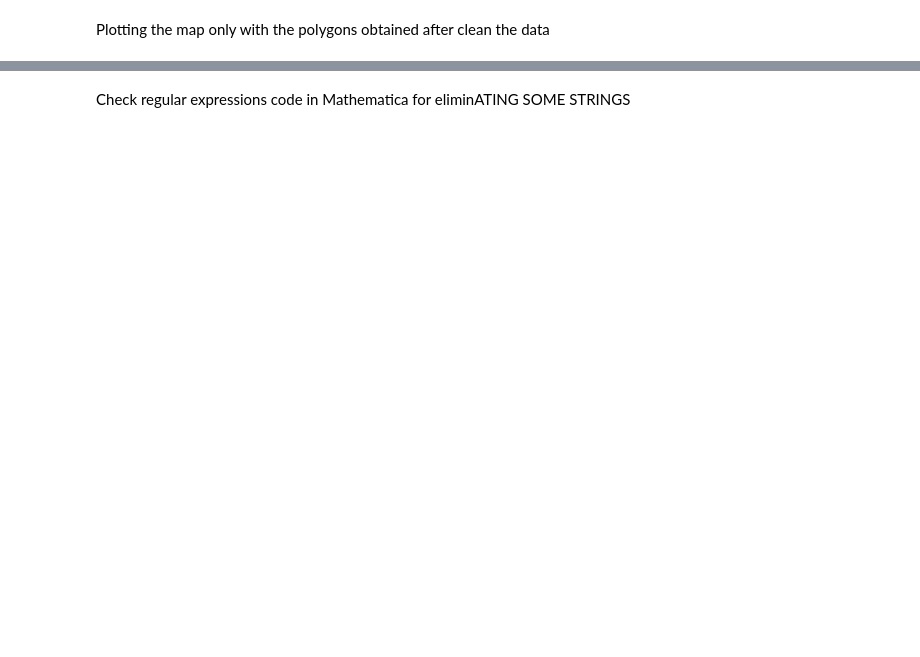
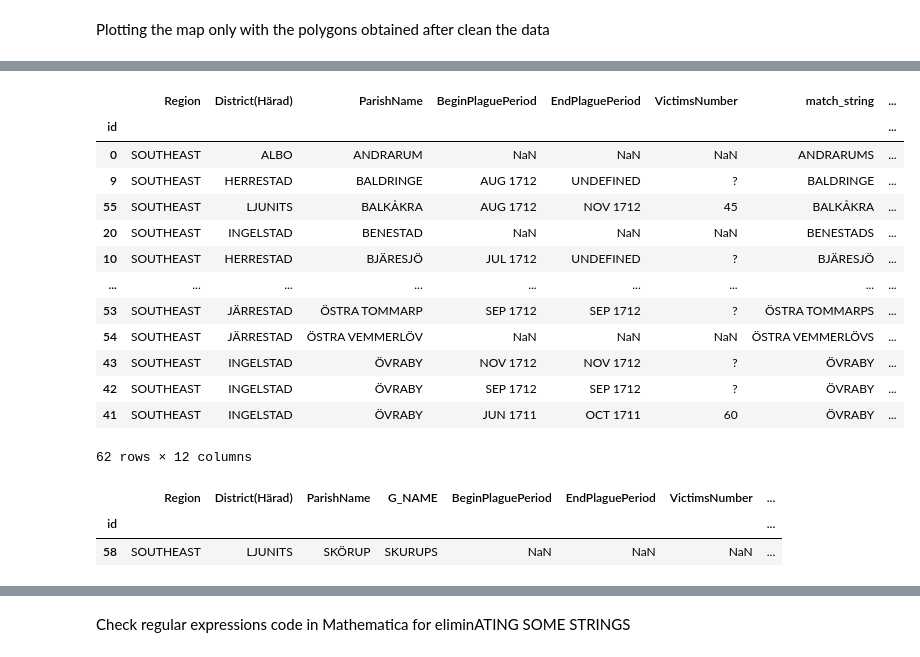
Before and after one commit to polislizarralde/PythonMathematicalModeling, a Jupyter notebook: docs/PlagueProject/databaseScania.ipynb, the cells around one changed output, grey strips where cells are left out. Saved outputs shown, nothing was run; the diff lists cells and outputs as text; code cells hidden in the pictures; blank space fills up the shorter version.

```diff
--- a/docs/PlagueProject/databaseScania.ipynb
+++ b/docs/PlagueProject/databaseScania.ipynb
@@ -278,11 +311,26 @@ df_output.set_index('df_left_id', inplace=True)       # For some reason the firs
+# %%
+df_output.sort_values('ParishName')
+# %% [output]
+|  | Region | District(Härad) | ParishName | BeginPlaguePeriod | EndPlaguePeriod | VictimsNumber | match_string | ... |
+| id |  |  |  |  |  |  |  | ... |
+| 0 | SOUTHEAST | ALBO | ANDRARUM | NaN | NaN | NaN | ANDRARUMS | ... |
+| 9 | SOUTHEAST | HERRESTAD | BALDRINGE | AUG 1712 | UNDEFINED | ? | BALDRINGE | ... |
+| 55 | SOUTHEAST | LJUNITS | BALKÅKRA | AUG 1712 | NOV 1712 | 45 | BALKÅKRA | ... |
+| 20 | SOUTHEAST | INGELSTAD | BENESTAD | NaN | NaN | NaN | BENESTADS | ... |
+| 10 | SOUTHEAST | HERRESTAD | BJÄRESJÖ | JUL 1712 | UNDEFINED | ? | BJÄRESJÖ | ... |
+| ... | ... | ... | ... | ... | ... | ... | ... | ... |
+| 53 | SOUTHEAST | JÄRRESTAD | ÖSTRA TOMMARP | SEP 1712 | SEP 1712 | ? | ÖSTRA TOMMARPS | ... |
+| 54 | SOUTHEAST | JÄRRESTAD | ÖSTRA VEMMERLÖV | NaN | NaN | NaN | ÖSTRA VEMMERLÖVS | ... |
+| 43 | SOUTHEAST | INGELSTAD | ÖVRABY | NOV 1712 | NOV 1712 | ? | ÖVRABY | ... |
+| 42 | SOUTHEAST | INGELSTAD | ÖVRABY | SEP 1712 | SEP 1712 | ? | ÖVRABY | ... |
+| 41 | SOUTHEAST | INGELSTAD | ÖVRABY | JUN 1711 | OCT 1711 | 60 | ÖVRABY | ... |
+62 rows × 12 columns
 # %%
 southeastParishMap = df_output[[
-    'Region', 'District(Härad)', 'ParishName', 'G_NAME', 'BeginPlaguePeriod', 'EndPlaguePeriod', 'VictimsNumber', 'geometry']]
-
-index_list_delete = [59 # SKÖRUP
-                     , 48 # JERRESTAD
-                     ,14 # HÖGESTA
-                     ,27 # HÖRUP PLAGUE CHECK LÖDERUP
-                     ]
-southeastParishMap.loc[southeastParishMap['ParishName'] == 'JERRESTAD']
-southeastParishMap = southeastParishMap.drop(index_list_delete)
+    'Region', 'District(Härad)', 'ParishName', 'G_NAME', 'BeginPlaguePeriod', 'EndPlaguePeriod', 'VictimsNumber','geometry']]
+# Get the index for Skörup for fixing the geographical data
+southeastParishMap.loc[southeastParishMap['ParishName'] == 'SKÖRUP']
+# %% [output]
+|  | Region | District(Härad) | ParishName | G_NAME | BeginPlaguePeriod | EndPlaguePeriod | VictimsNumber | ... |
+| id |  |  |  |  |  |  |  | ... |
+| 58 | SOUTHEAST | LJUNITS | SKÖRUP | SKURUPS | NaN | NaN | NaN | ... |
```
Also changed, not shown: parts of 36 cells of this notebook, 1 other file.
